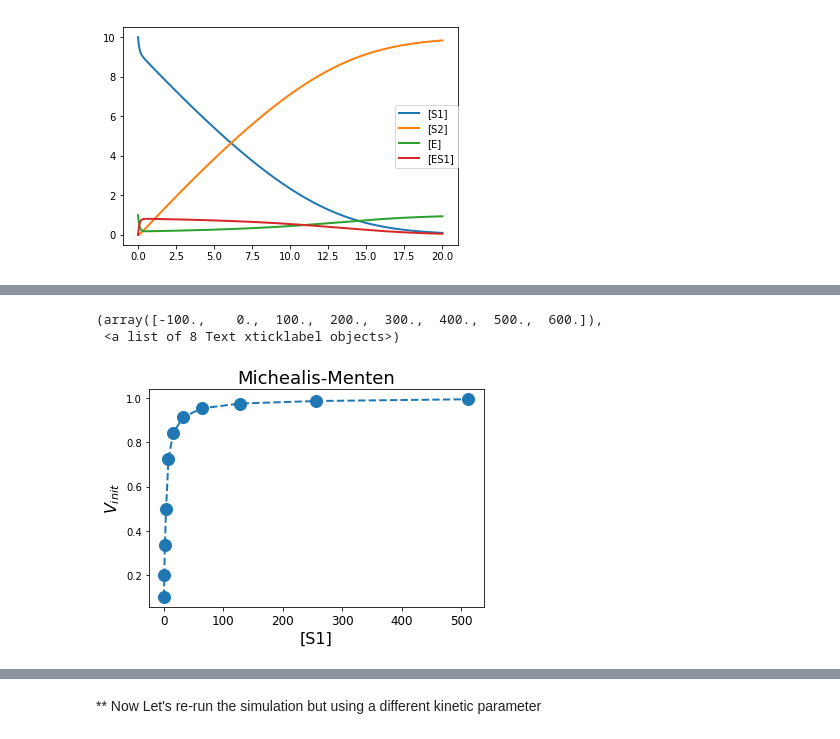
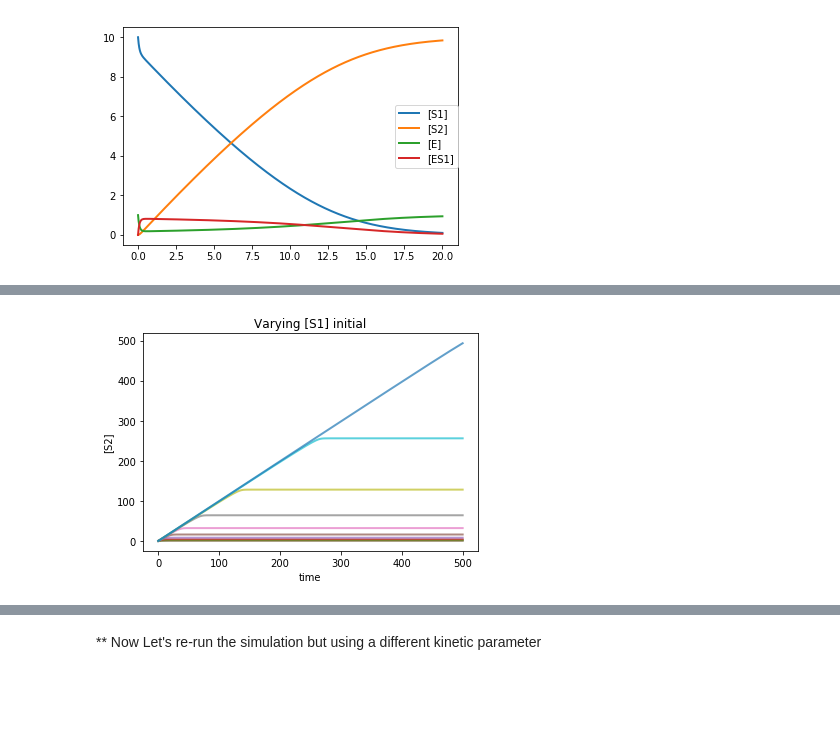
Before and after one commit to pakpoomton/simulatedBiology, a Jupyter notebook: ex2_enzyme.ipynb, the cells around one changed output, grey strips where cells are left out. Saved outputs shown, nothing was run; the diff lists cells and outputs as text; code cells hidden in the pictures; blank space fills up the shorter version.

Commit message:
update enzyme kinetic simulation

```diff
--- a/ex2_enzyme.ipynb
+++ b/ex2_enzyme.ipynb
@@ -6,7 +6,7 @@ import matplotlib.pyplot as plt
 
 te.setDefaultPlottingEngine('matplotlib')
 
-model = """
+modelA = """
 model test
     compartment C1;
     C1 = 1.0;
@@ -25,17 +25,12 @@ model test
 end
 """
 # load models
-r = te.loada(model)
-
-
-## set additional parameters
-S1range = [0.5,1, 2, 4, 8, 16, 32, 64, 128, 256, 512] # range of substrate concentration
-
+rDefault = te.loada(modelA)
 
 
 # simulate from 0 to 50 with 100 steps
-r.simulate(0, 20, 500)
+rDefault.simulate(0, 20, 500)
 # plot the simulation
-r.plot()
+rDefault.plot()
 # %% [output]
 [figure]
@@ -106,33 +95,11 @@ te.plotArray(m, alpha=0.7, loc=None,
-# %%
-#### plot Michealis-Menten
-# estimate reaction rate
-# find time point where [S2] is half of [S2]max
-
-initM = m[0, 1:]
-finalM = m[-1,1:] # [S2] at final time point ~ [S2]max ** first column ~ time
-timecourseM = m[:,1:] # timecourse [S2] for each different initial [S1]
-#print(finalM)
-
-#find the differences between 1/2 [S2]max and each [S2] value in the timecourse
-#the minimal absolute difference would be where [S2] ~ 1/2 [S2]max
-diffMmid = abs(timecourseM-(finalM/2))
-# find that minimum difference values
-minInColumns = np.amin(diffMmid, axis=0)
-# find the index where where [S2] ~ 1/2 [S2]max
-ind = np.where(minInColumns == diffMmid)[0] # index of mid time
-timepoint = m[:, 0] # time point array from time course simulation
-thalf = timepoint[ind] # find out at what time point when [S2] ~ 1/2 [S2]max
-
-# estimate initial reaction velocity
-Vinit = ((finalM/2) - initM) / thalf
-
-fig = plt.plot(S1range, Vinit, marker='o', linestyle='dashed',
-              linewidth=2, markersize=12)
-plt.xlabel("[S1]", fontsize=16)
-plt.ylabel("$V_{init}$", fontsize=16)
-plt.title("Michealis-Menten", fontsize=18)
-plt.xticks(fontsize=12)
-# %% [output]
-(array([-100.,    0.,  100.,  200.,  300.,  400.,  500.,  600.]),
- <a list of 8 Text xticklabel objects>)
-[figure, removed]
+# %%
+# Try varying S1 initial
+r = rDefault
+S1range = [0.5,1, 2, 4, 8, 16, 32, 64, 128, 256, 512] # range of substrate
+
+m1 = paramScan('[S1]', S1range, r, 'S2', 500)
+
+te.plotArray(m1, alpha=0.7, loc=None,
+             xlabel="time", ylabel="[S2]", title="Varying [S1] initial");
+# %% [output]
+[figure, added]
```
Also changed, not shown: parts of 11 cells of this notebook.
